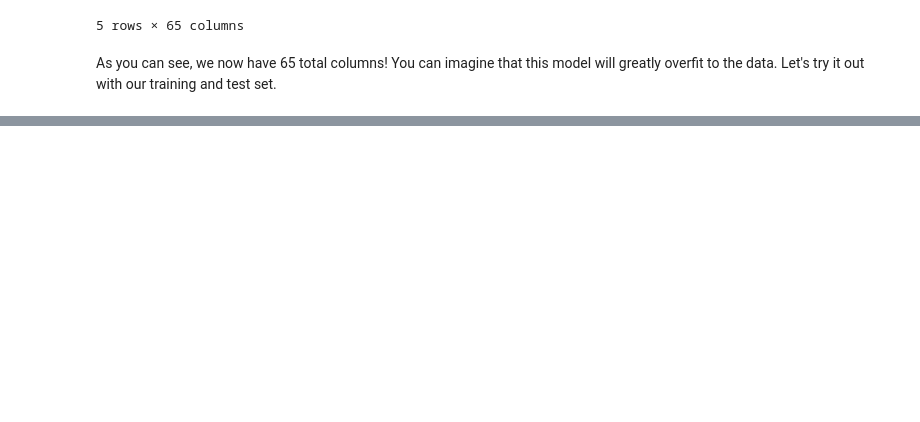
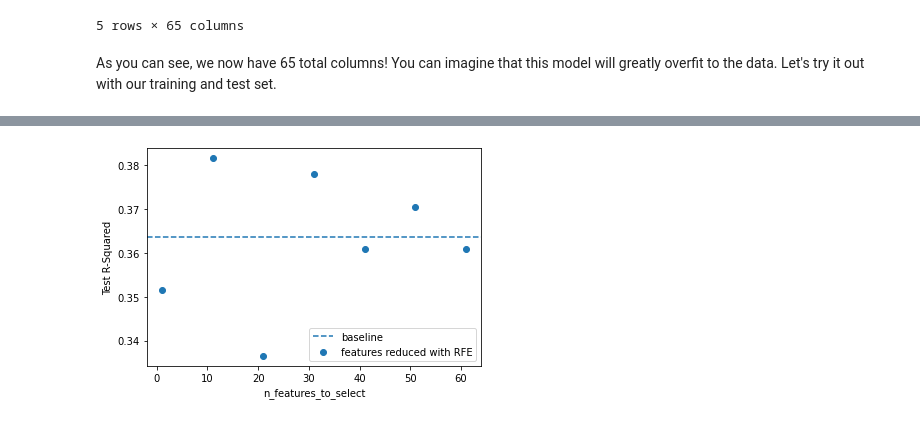
Before and after one commit to learn-co-curriculum/dsc-feature-selection-methods, a Jupyter notebook: index.ipynb, the cells around one changed output, grey strips where cells are left out. Saved outputs shown, nothing was run; the diff lists cells and outputs as text; code cells hidden in the pictures; blank space fills up the shorter version.

```diff
--- a/index.ipynb
+++ b/index.ipynb
@@ -328,0 +405,12 @@ This lesson formalized the different types of feature selection methods and intr
+# %%
+rfe = RFE(LinearRegression())
+X_rfe_train = rfe.fit_transform(X_poly_train, y_train)
+X_rfe_test = rfe.transform(X_poly_test)
+lr = LinearRegression()
+lr.fit(X_rfe_train, y_train)
+
+rfe_r2, rfe_rmse = run_model(lr, X_rfe_train, X_rfe_test, y_train, y_test)
+print('\n----------------\n')
+print(f"{X_rfe_train.shape[1]} out of {X_poly_train.shape[1]} features used")
+print('Baseline R-Squared:', round(poly_r2, 2))
+print('Reduced R-Squared: ', round(rfe_r2, 2))
@@ -328,0 +433,16 @@ This lesson formalized the different types of feature selection methods and intr
+# %%
+feature_ns = np.arange(1, len(X_poly_train.columns), 10)
+reduced_r2s = []
+for n in feature_ns:
+    rfe = RFE(LinearRegression(), n_features_to_select=n)
+    X_rfe_train = rfe.fit_transform(X_poly_train, y_train)
+    X_rfe_test = rfe.transform(X_poly_test)
+    lr = LinearRegression()
+    lr.fit(X_rfe_train, y_train)
+    rfe_r2, rfe_rmse = run_model(lr, X_rfe_train, X_rfe_test, y_train, y_test, display=False)
+    reduced_r2s.append(rfe_r2)
+
+    print(f"{n} out of {X_poly_train.shape[1]} features used")
+    print('Baseline R-Squared:', round(poly_r2, 2))
+    print('Reduced R-Squared: ', round(rfe_r2, 2))
+    print('\n--------------------------------------------------------------------\n')
@@ -328,0 +467,9 @@ This lesson formalized the different types of feature selection methods and intr
+# %%
+fig, ax = plt.subplots()
+ax.scatter(feature_ns, reduced_r2s, label="features reduced with RFE")
+ax.axhline(y=poly_r2, linestyle="--", label="baseline")
+ax.set_xlabel("n_features_to_select")
+ax.set_ylabel("Test R-Squared")
+ax.legend(loc="lower right");
+# %% [output]
+[figure, added]
```
Also changed, not shown: parts of 68 cells of this notebook, 4 other files.
